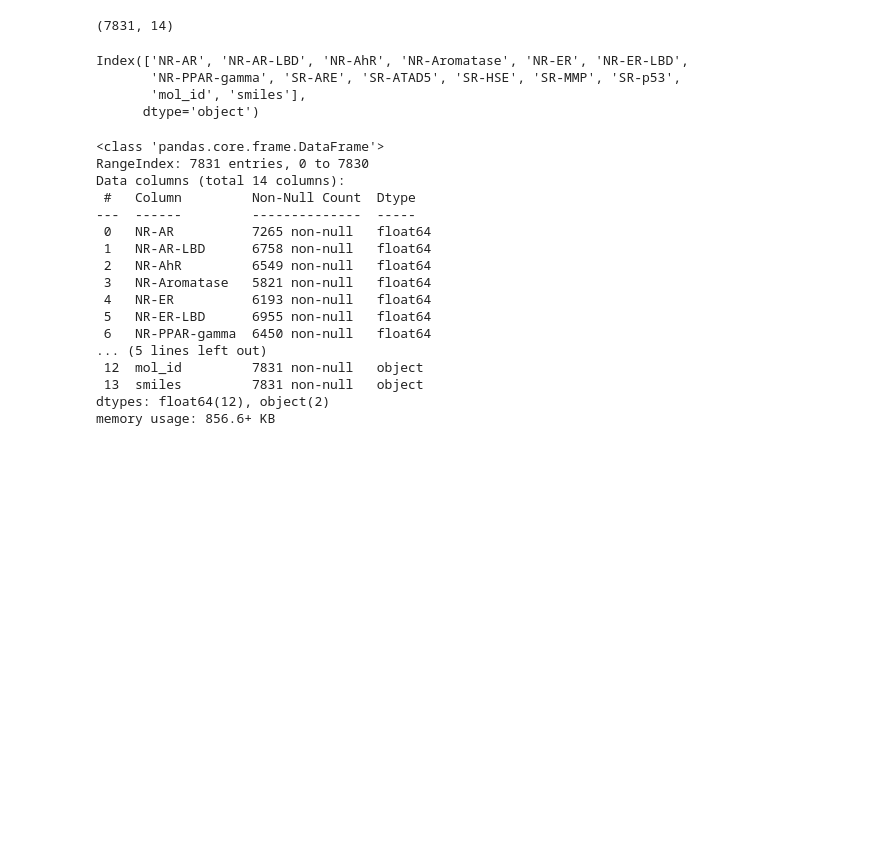
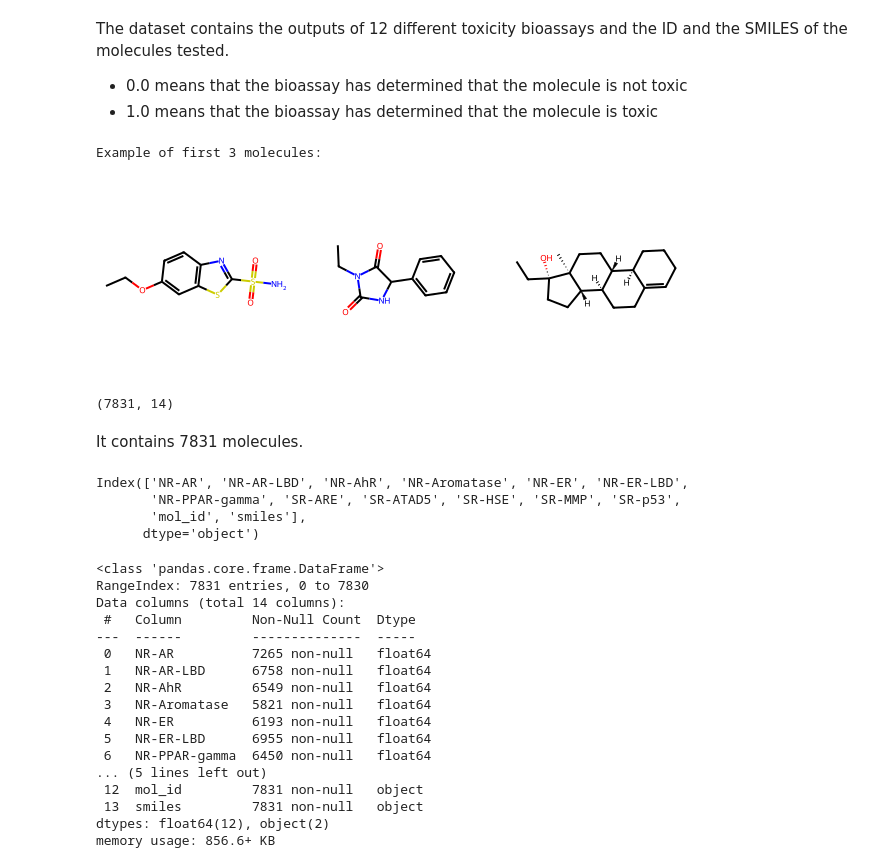
Before and after one commit to marco-la-rosa/tox21-toxicity-ML-classification, a Jupyter notebook: tox21-toxicity-ML-classification.ipynb, the cells around one changed output. Drawn from its saved outputs; the diff is of its cells as text; code cells hidden in the pictures; blank space fills up the shorter version.

```diff
--- a/tox21-toxicity-ML-classification.ipynb
+++ b/tox21-toxicity-ML-classification.ipynb
@@ -6,6 +14,6 @@ import numpy as np
 # %%
 !wget https://deepchemdata.s3-us-west-1.amazonaws.com/datasets/tox21.csv.gz
 
-df = pd.read_csv("tox21.csv.gz", compression="gzip")
+df = pd.read_csv("tox21.csv.gz")
 df.head()
 # %% [output]
@@ -25,10 +33,26 @@ tox21.csv.gz        100%[===================>] 120.04K  --.-KB/s    in 0.05s
 | 2 | NaN | NaN | NaN | NaN | NaN | NaN | NaN | 0.0 | NaN | ... |
 | 3 | 0.0 | 0.0 | 0.0 | 0.0 | 0.0 | 0.0 | 0.0 | NaN | 0.0 | ... |
 | 4 | 0.0 | 0.0 | 0.0 | 0.0 | 0.0 | 0.0 | 0.0 | 0.0 | 0.0 | ... |
+# %% [markdown]
+The dataset contains the outputs of 12 different toxicity bioassays and the ID and the SMILES of the molecules tested.
+
+
+*   0.0 means that the bioassay has determined that the molecule is not toxic
+*   1.0 means that the bioassay has determined that the molecule is toxic
+# %%
+print("Example of first 3 molecules:")
+mols = [Chem.MolFromSmiles(s) for s in df["smiles"][0:3]]
+img = Draw.MolsToGridImage(mols, molsPerRow=3, subImgSize=(200,200))
+img
+# %% [output]
+Example of first 3 molecules:
+[figure, added]
 # %%
 df.shape
 # %% [output]
 (7831, 14)
+# %% [markdown]
+It contains 7831 molecules.
 # %%
 df.columns
 # %% [output]
```
Also changed, not shown: parts of 24 cells of this notebook.
